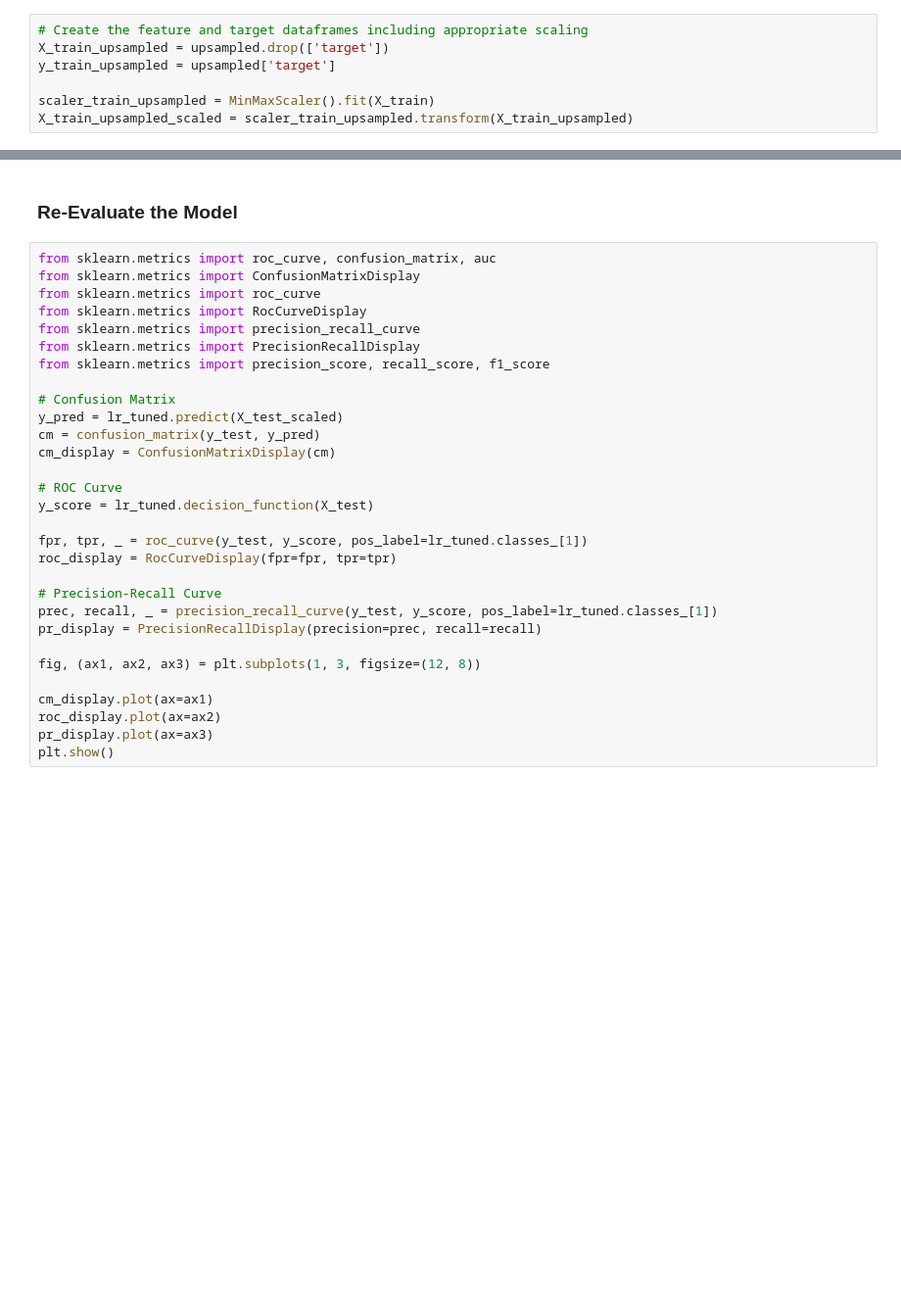
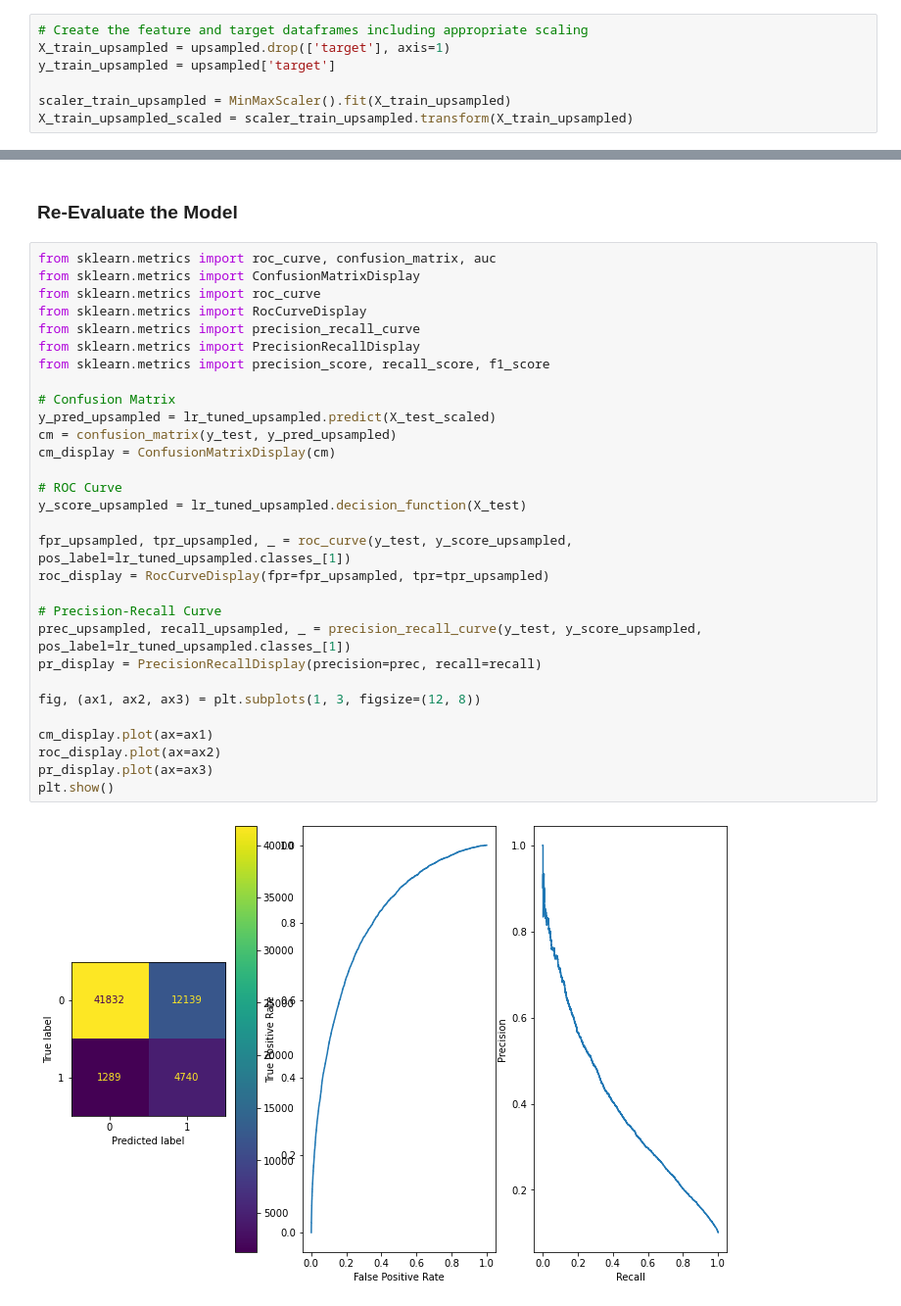
Before and after one commit to matety/ucsd-mle-bootcamp-capstone, a Jupyter notebook: Logistic_Regression_Model.ipynb, the cells around one changed output, grey strips where cells are left out. Shown at 98% size. Drawn from its saved outputs; the diff is of its cells as text; blank space fills up the shorter version.

```diff
--- a/Logistic_Regression_Model.ipynb
+++ b/Logistic_Regression_Model.ipynb
@@ -189,9 +202,9 @@ upsampled.pivot_table(index='target', aggfunc='size').plot(kind='bar', title = '
 # %%
 # Create the feature and target dataframes including appropriate scaling
-X_train_upsampled = upsampled.drop(['target'])
+X_train_upsampled = upsampled.drop(['target'], axis=1)
 y_train_upsampled = upsampled['target']
 
-scaler_train_upsampled = MinMaxScaler().fit(X_train)
+scaler_train_upsampled = MinMaxScaler().fit(X_train_upsampled)
 X_train_upsampled_scaled = scaler_train_upsampled.transform(X_train_upsampled)
 # %% [markdown]
 ### Re-train the Model
@@ -216,31 +231,33 @@ lr_tuned.fit(X_train_scaled, y_train)
 # %%
 from sklearn.metrics import roc_curve, confusion_matrix, auc
 from sklearn.metrics import ConfusionMatrixDisplay
 from sklearn.metrics import roc_curve
 from sklearn.metrics import RocCurveDisplay
 from sklearn.metrics import precision_recall_curve
 from sklearn.metrics import PrecisionRecallDisplay
 from sklearn.metrics import precision_score, recall_score, f1_score
 
 # Confusion Matrix
-y_pred = lr_tuned.predict(X_test_scaled)
-cm = confusion_matrix(y_test, y_pred)
+y_pred_upsampled = lr_tuned_upsampled.predict(X_test_scaled)
+cm = confusion_matrix(y_test, y_pred_upsampled)
 cm_display = ConfusionMatrixDisplay(cm)
 
 # ROC Curve
-y_score = lr_tuned.decision_function(X_test)
+y_score_upsampled = lr_tuned_upsampled.decision_function(X_test)
 
-fpr, tpr, _ = roc_curve(y_test, y_score, pos_label=lr_tuned.classes_[1])
-roc_display = RocCurveDisplay(fpr=fpr, tpr=tpr)
+fpr_upsampled, tpr_upsampled, _ = roc_curve(y_test, y_score_upsampled, pos_label=lr_tuned_upsampled.classes_[1])
+roc_display = RocCurveDisplay(fpr=fpr_upsampled, tpr=tpr_upsampled)
 
 # Precision-Recall Curve
-prec, recall, _ = precision_recall_curve(y_test, y_score, pos_label=lr_tuned.classes_[1])
+prec_upsampled, recall_upsampled, _ = precision_recall_curve(y_test, y_score_upsampled, pos_label=lr_tuned_upsampled.classes_[1])
 pr_display = PrecisionRecallDisplay(precision=prec, recall=recall)
 
 fig, (ax1, ax2, ax3) = plt.subplots(1, 3, figsize=(12, 8))
 
 cm_display.plot(ax=ax1)
 roc_display.plot(ax=ax2)
 pr_display.plot(ax=ax3)
 plt.show()
+# %% [output]
+[figure, added]
 # %%
```
Also changed, not shown: parts of 21 cells of this notebook.
